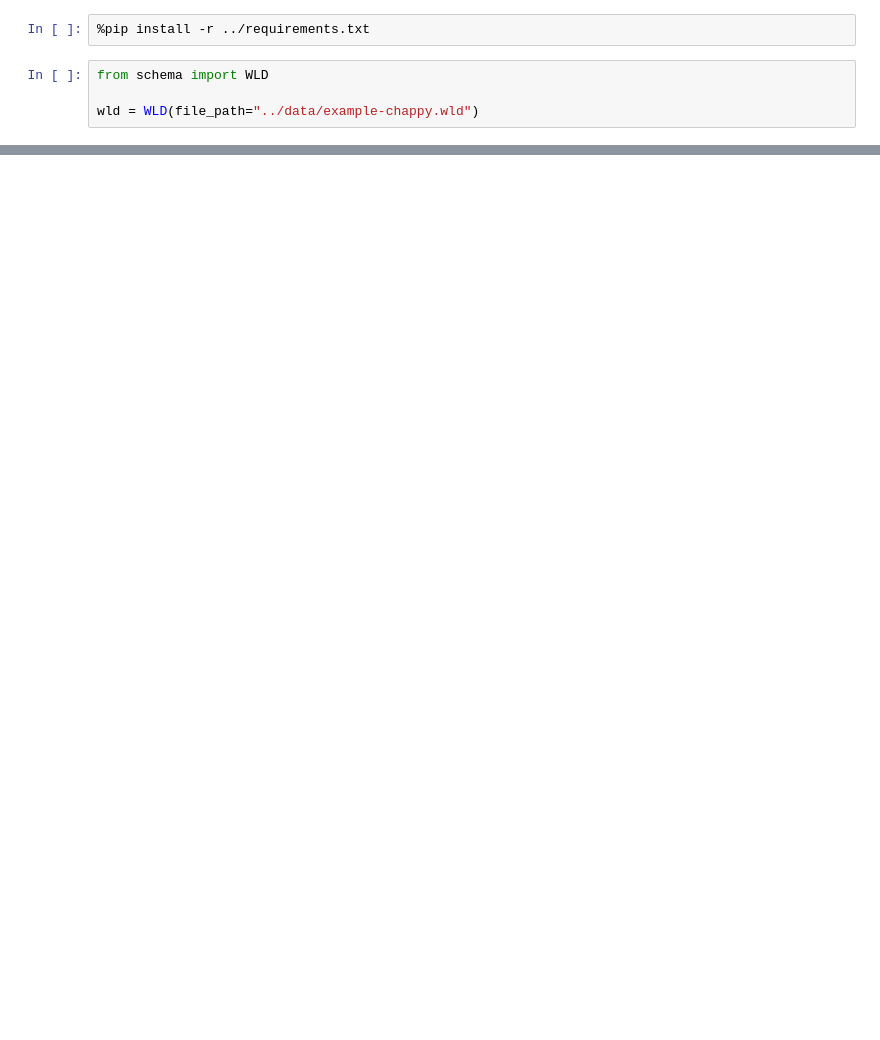
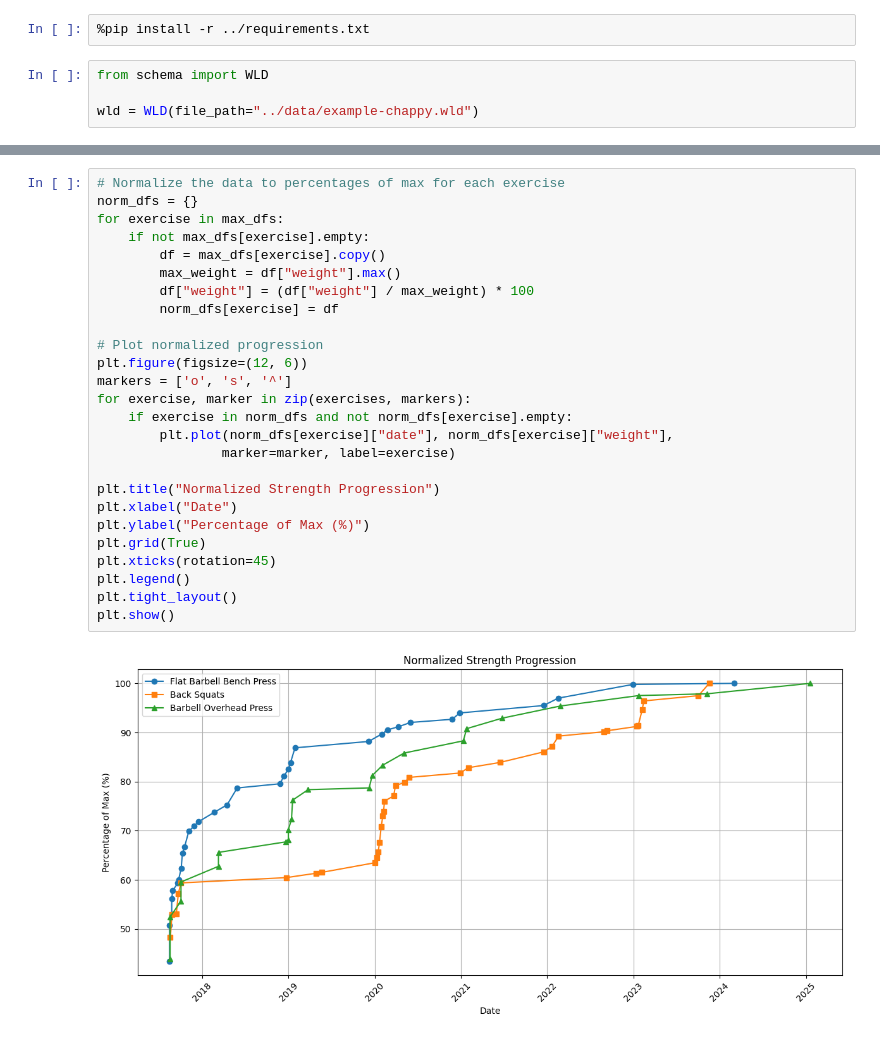
Before and after one commit to WeightliftingApp/WeightliftingApp-AnalyzeData, a Jupyter notebook: src/analyze_bench.ipynb, the cells around one changed output, grey strips where cells are left out. Drawn from its saved outputs; the diff is of its cells as text; blank space fills up the shorter version.

```diff
--- a/src/analyze_bench.ipynb
+++ b/src/analyze_bench.ipynb
@@ -252,0 +127,28 @@ plt.show()
+# %%
+# Normalize the data to percentages of max for each exercise
+norm_dfs = {}
+for exercise in max_dfs:
+    if not max_dfs[exercise].empty:
+        df = max_dfs[exercise].copy()
+        max_weight = df["weight"].max()
+        df["weight"] = (df["weight"] / max_weight) * 100
+        norm_dfs[exercise] = df
+
+# Plot normalized progression
+plt.figure(figsize=(12, 6))
+markers = ['o', 's', '^']
+for exercise, marker in zip(exercises, markers):
+    if exercise in norm_dfs and not norm_dfs[exercise].empty:
+        plt.plot(norm_dfs[exercise]["date"], norm_dfs[exercise]["weight"],
+                marker=marker, label=exercise)
+
+plt.title("Normalized Strength Progression")
+plt.xlabel("Date")
+plt.ylabel("Percentage of Max (%)")
+plt.grid(True)
+plt.xticks(rotation=45)
+plt.legend()
+plt.tight_layout()
+plt.show()
+# %% [output]
+[figure, added]
```
Also changed, not shown: parts of 7 cells of this notebook, 1 other file.
